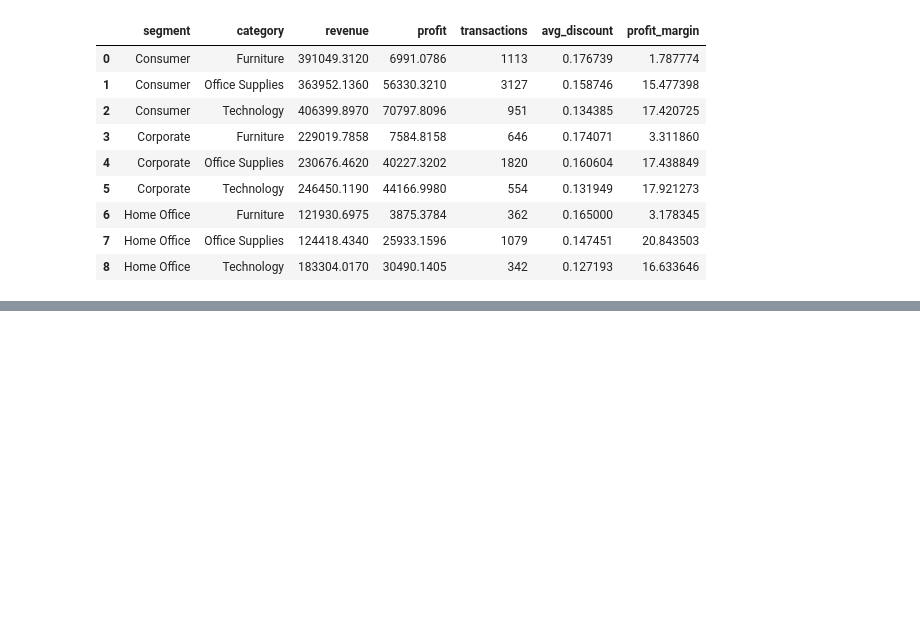
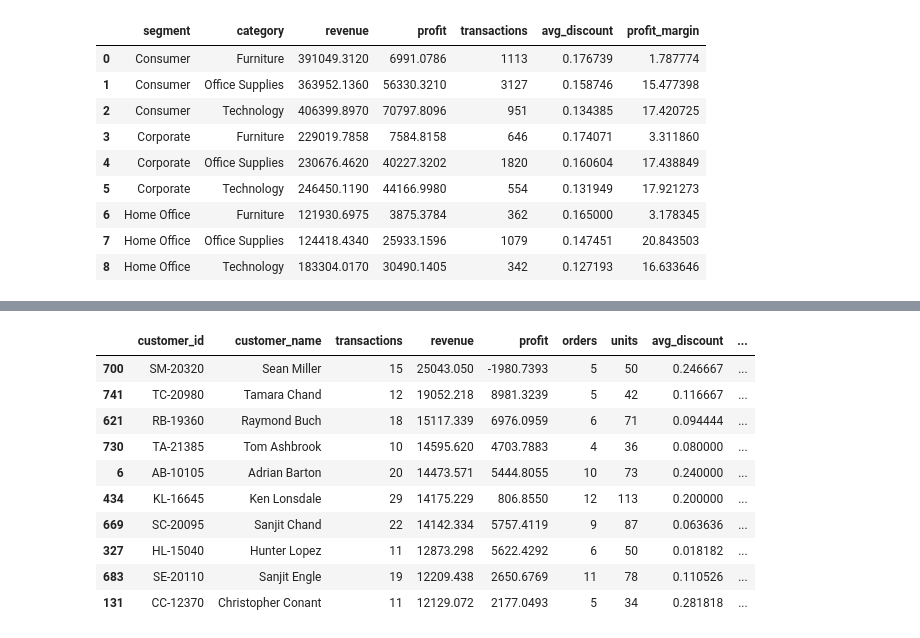
Before and after one commit to aniket492/CEO-Business-Analytics, a Jupyter notebook: notebooks/03_eda.ipynb, the cells around one changed output, grey strips where cells are left out. Drawn from its saved outputs; the diff is of its cells as text; code cells hidden in the pictures; blank space fills up the shorter version.

Commit message:
Complete data cleaning and EDA analysis

```diff
--- a/notebooks/03_eda.ipynb
+++ b/notebooks/03_eda.ipynb
@@ -1115,0 +1118,36 @@ segment_category
+# %%
+customer_analysis = (
+    df.groupby(["customer_id", "customer_name"])
+      .agg(
+          transactions=("row_id", "count"),
+          revenue=("revenue", "sum"),
+          profit=("profit", "sum"),
+          orders=("order_id", "nunique"),
+          units=("quantity", "sum"),
+          avg_discount=("discount", "mean")
+      )
+      .reset_index()
+)
+
+customer_analysis["profit_margin"] = (
+    customer_analysis["profit"]
+    / customer_analysis["revenue"]
+    * 100
+)
+
+customer_analysis["avg_order_value"] = (
+    customer_analysis["revenue"]
+    / customer_analysis["orders"]
+)
+
+customer_analysis["revenue_share"] = (
+    customer_analysis["revenue"]
+    / customer_analysis["revenue"].sum()
+    * 100
+)
+
+customer_analysis["profit_share"] = (
+    customer_analysis["profit"]
+    / customer_analysis["profit"].sum()
+    * 100
+)
@@ -1115,0 +1163,20 @@ segment_category
+# %%
+top_customer_revenue = (
+    customer_analysis
+    .sort_values("revenue", ascending=False)
+    .head(10)
+)
+
+top_customer_revenue
+# %% [output]
+|  | customer_id | customer_name | transactions | revenue | profit | orders | units | avg_discount | ... |
+| 700 | SM-20320 | Sean Miller | 15 | 25043.050 | -1980.7393 | 5 | 50 | 0.246667 | ... |
+| 741 | TC-20980 | Tamara Chand | 12 | 19052.218 | 8981.3239 | 5 | 42 | 0.116667 | ... |
+| 621 | RB-19360 | Raymond Buch | 18 | 15117.339 | 6976.0959 | 6 | 71 | 0.094444 | ... |
+| 730 | TA-21385 | Tom Ashbrook | 10 | 14595.620 | 4703.7883 | 4 | 36 | 0.080000 | ... |
+| 6 | AB-10105 | Adrian Barton | 20 | 14473.571 | 5444.8055 | 10 | 73 | 0.240000 | ... |
+| 434 | KL-16645 | Ken Lonsdale | 29 | 14175.229 | 806.8550 | 12 | 113 | 0.200000 | ... |
+| 669 | SC-20095 | Sanjit Chand | 22 | 14142.334 | 5757.4119 | 9 | 87 | 0.063636 | ... |
+| 327 | HL-15040 | Hunter Lopez | 11 | 12873.298 | 5622.4292 | 6 | 50 | 0.018182 | ... |
+| 683 | SE-20110 | Sanjit Engle | 19 | 12209.438 | 2650.6769 | 11 | 78 | 0.110526 | ... |
+| 131 | CC-12370 | Christopher Conant | 11 | 12129.072 | 2177.0493 | 5 | 34 | 0.281818 | ... |
```
Also changed, not shown: parts of 9 cells of this notebook, 1 other file.
